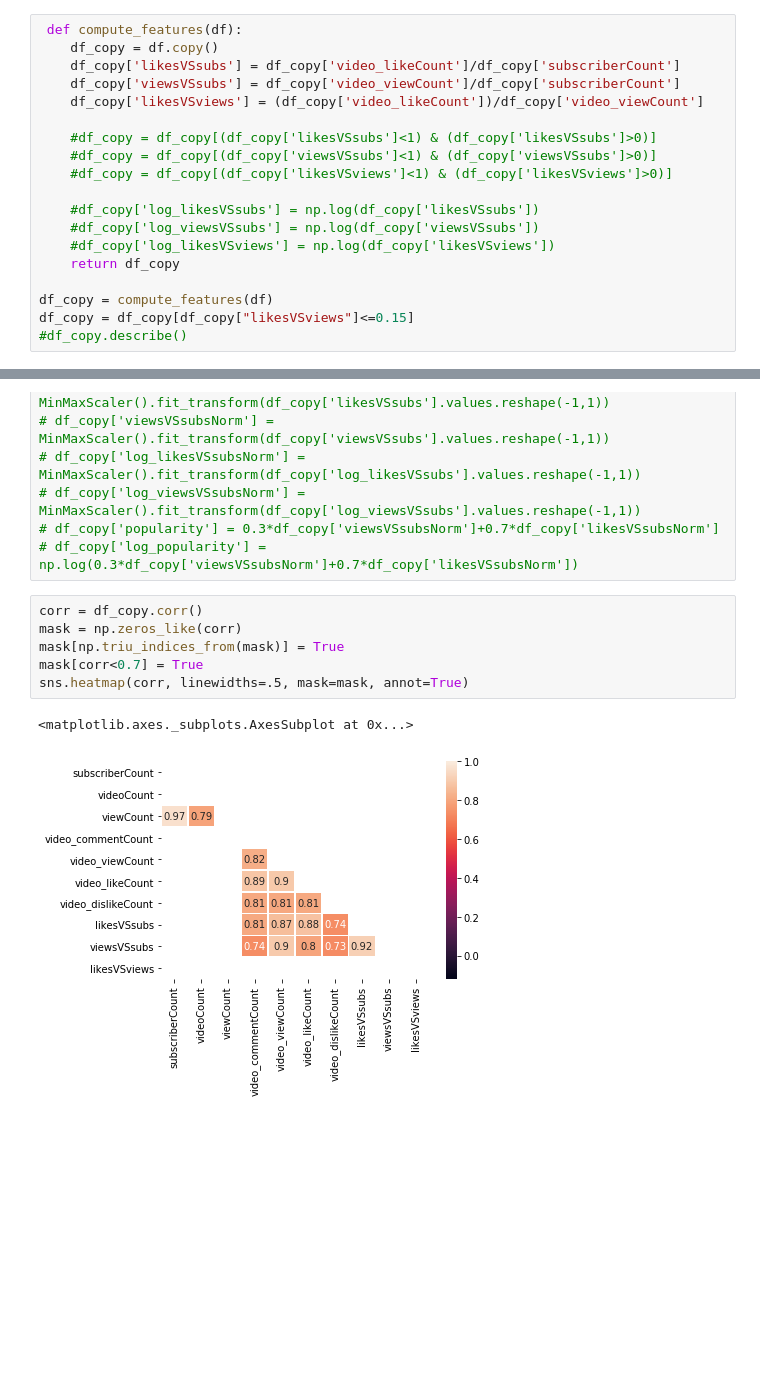
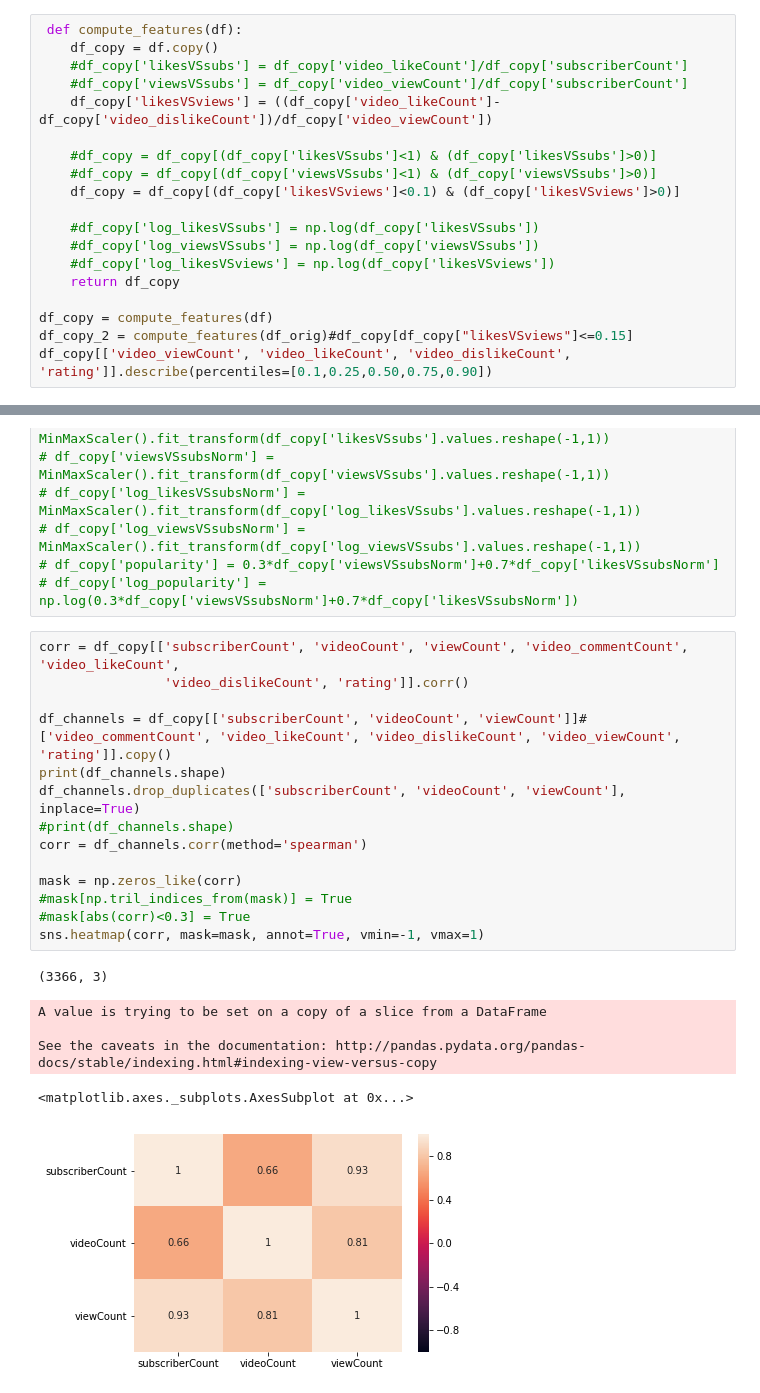
Before and after one commit to Prabhjot2094/Youtube-Video-Popularity-Prediction, a Jupyter notebook: Data Prep.ipynb, the cells around one changed output, grey strips where cells are left out. Saved outputs shown, nothing was run; the diff lists cells and outputs as text; blank space fills up the shorter version.

```diff
--- a/Data Prep.ipynb
+++ b/Data Prep.ipynb
@@ -20,13 +58,13 @@ df.head()
 # %%
  def compute_features(df):
     df_copy = df.copy()
-    df_copy['likesVSsubs'] = df_copy['video_likeCount']/df_copy['subscriberCount']
-    df_copy['viewsVSsubs'] = df_copy['video_viewCount']/df_copy['subscriberCount']
-    df_copy['likesVSviews'] = (df_copy['video_likeCount'])/df_copy['video_viewCount']
+    #df_copy['likesVSsubs'] = df_copy['video_likeCount']/df_copy['subscriberCount']
+    #df_copy['viewsVSsubs'] = df_copy['video_viewCount']/df_copy['subscriberCount']
+    df_copy['likesVSviews'] = ((df_copy['video_likeCount']-df_copy['video_dislikeCount'])/df_copy['video_viewCount'])
 
     #df_copy = df_copy[(df_copy['likesVSsubs']<1) & (df_copy['likesVSsubs']>0)]
     #df_copy = df_copy[(df_copy['viewsVSsubs']<1) & (df_copy['viewsVSsubs']>0)]
-    #df_copy = df_copy[(df_copy['likesVSviews']<1) & (df_copy['likesVSviews']>0)]
+    df_copy = df_copy[(df_copy['likesVSviews']<0.1) & (df_copy['likesVSviews']>0)]
 
     #df_copy['log_likesVSsubs'] = np.log(df_copy['likesVSsubs'])
     #df_copy['log_viewsVSsubs'] = np.log(df_copy['viewsVSsubs'])
@@ -34,5 +72,5 @@ df.head()
     return df_copy
 
 df_copy = compute_features(df)
-df_copy = df_copy[df_copy["likesVSviews"]<=0.15]
-#df_copy.describe()
+df_copy_2 = compute_features(df_orig)#df_copy[df_copy["likesVSviews"]<=0.15]
+df_copy[['video_viewCount', 'video_likeCount', 'video_dislikeCount', 'rating']].describe(percentiles=[0.1,0.25,0.50,0.75,0.90])
@@ -56,11 +141,23 @@ sns.distplot(df_copy['likesVSviews'])
 # df_copy['popularity'] = 0.3*df_copy['viewsVSsubsNorm']+0.7*df_copy['likesVSsubsNorm']
 # df_copy['log_popularity'] = np.log(0.3*df_copy['viewsVSsubsNorm']+0.7*df_copy['likesVSsubsNorm'])
 # %%
-corr = df_copy.corr()
+corr = df_copy[['subscriberCount', 'videoCount', 'viewCount', 'video_commentCount', 'video_likeCount',
+                'video_dislikeCount', 'rating']].corr()
+
+df_channels = df_copy[['subscriberCount', 'videoCount', 'viewCount']]#['video_commentCount', 'video_likeCount', 'video_dislikeCount', 'video_viewCount', 'rating']].copy()
+print(df_channels.shape)
+df_channels.drop_duplicates(['subscriberCount', 'videoCount', 'viewCount'], inplace=True)
+#print(df_channels.shape)
+corr = df_channels.corr(method='spearman')
+
 mask = np.zeros_like(corr)
-mask[np.triu_indices_from(mask)] = True
-mask[corr<0.7] = True
-sns.heatmap(corr, linewidths=.5, mask=mask, annot=True)
+#mask[np.tril_indices_from(mask)] = True
+#mask[abs(corr)<0.3] = True
+sns.heatmap(corr, mask=mask, annot=True, vmin=-1, vmax=1)
 # %% [output]
-<matplotlib.axes._subplots.AxesSubplot at 0x...>
+(3366, 3)
+A value is trying to be set on a copy of a slice from a DataFrame
+
+See the caveats in the documentation: http://pandas.pydata.org/pandas-docs/stable/indexing.html#indexing-view-versus-copy
+<matplotlib.axes._subplots.AxesSubplot at 0x...>
-[figure, old version]
+[figure, new version]
```
Also changed, not shown: parts of 9 cells of this notebook.
